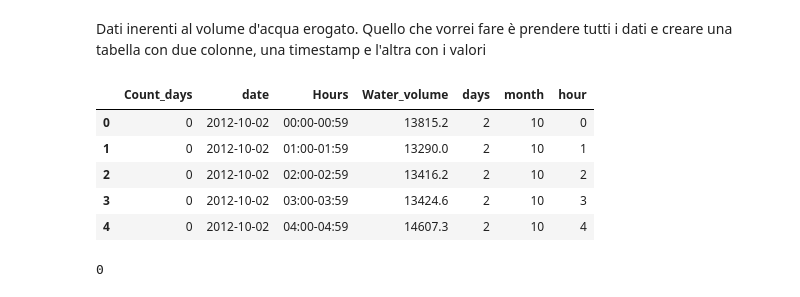
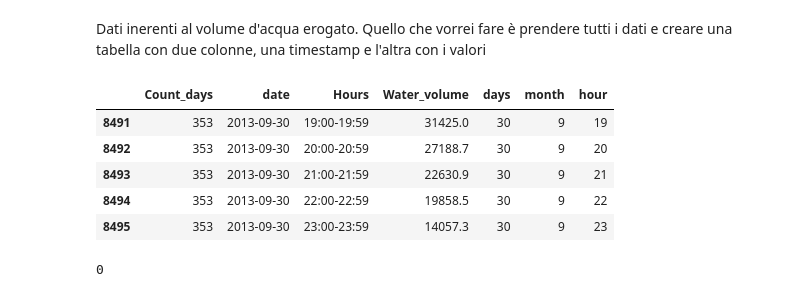
Before and after one commit to giodefa96/Script_Tesi_new, a Jupyter notebook: Script/DatiTesi/press_idr.ipynb, the cells around one changed output. Saved outputs shown, nothing was run; the diff lists cells and outputs as text; code cells hidden in the pictures.

```diff
--- a/Script/DatiTesi/press_idr.ipynb
+++ b/Script/DatiTesi/press_idr.ipynb
@@ -74,14 +76,14 @@ def load_idraulic_press_data(data_path):
 dati = load_idraulic_press_data(path)
 dati.to_csv('dativolum.csv')
 # %%
-dati.head()
+dati.tail()
 # %% [output]
 |  | Count_days | date | Hours | Water_volume | days | month | hour |
-| 0 | 0 | 2012-10-02 | 00:00-00:59 | 13815.2 | 2 | 10 | 0 |
-| 1 | 0 | 2012-10-02 | 01:00-01:59 | 13290.0 | 2 | 10 | 1 |
-| 2 | 0 | 2012-10-02 | 02:00-02:59 | 13416.2 | 2 | 10 | 2 |
-| 3 | 0 | 2012-10-02 | 03:00-03:59 | 13424.6 | 2 | 10 | 3 |
-| 4 | 0 | 2012-10-02 | 04:00-04:59 | 14607.3 | 2 | 10 | 4 |
+| 8491 | 353 | 2013-09-30 | 19:00-19:59 | 31425.0 | 30 | 9 | 19 |
+| 8492 | 353 | 2013-09-30 | 20:00-20:59 | 27188.7 | 30 | 9 | 20 |
+| 8493 | 353 | 2013-09-30 | 21:00-21:59 | 22630.9 | 30 | 9 | 21 |
+| 8494 | 353 | 2013-09-30 | 22:00-22:59 | 19858.5 | 30 | 9 | 22 |
+| 8495 | 353 | 2013-09-30 | 23:00-23:59 | 14057.3 | 30 | 9 | 23 |
 # %%
 dati.Water_volume.isna().sum()
 # %% [output]
```
Also changed, not shown: parts of 9 cells of this notebook.
